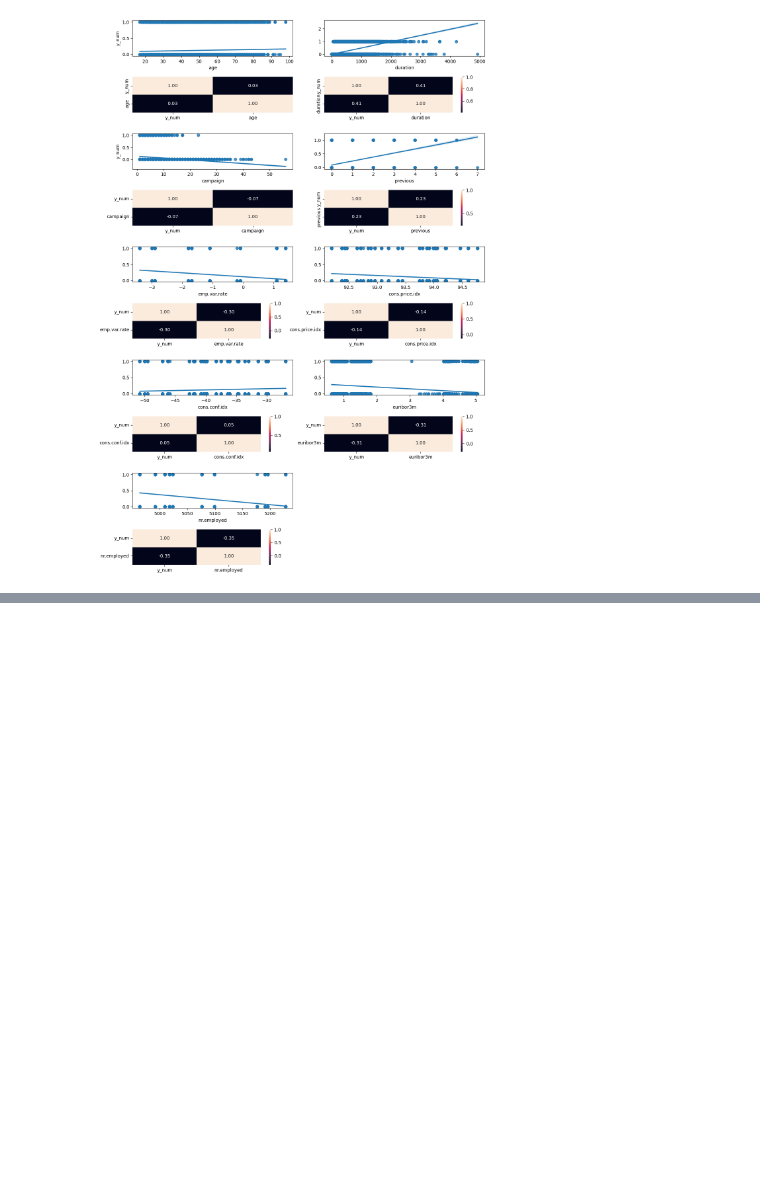
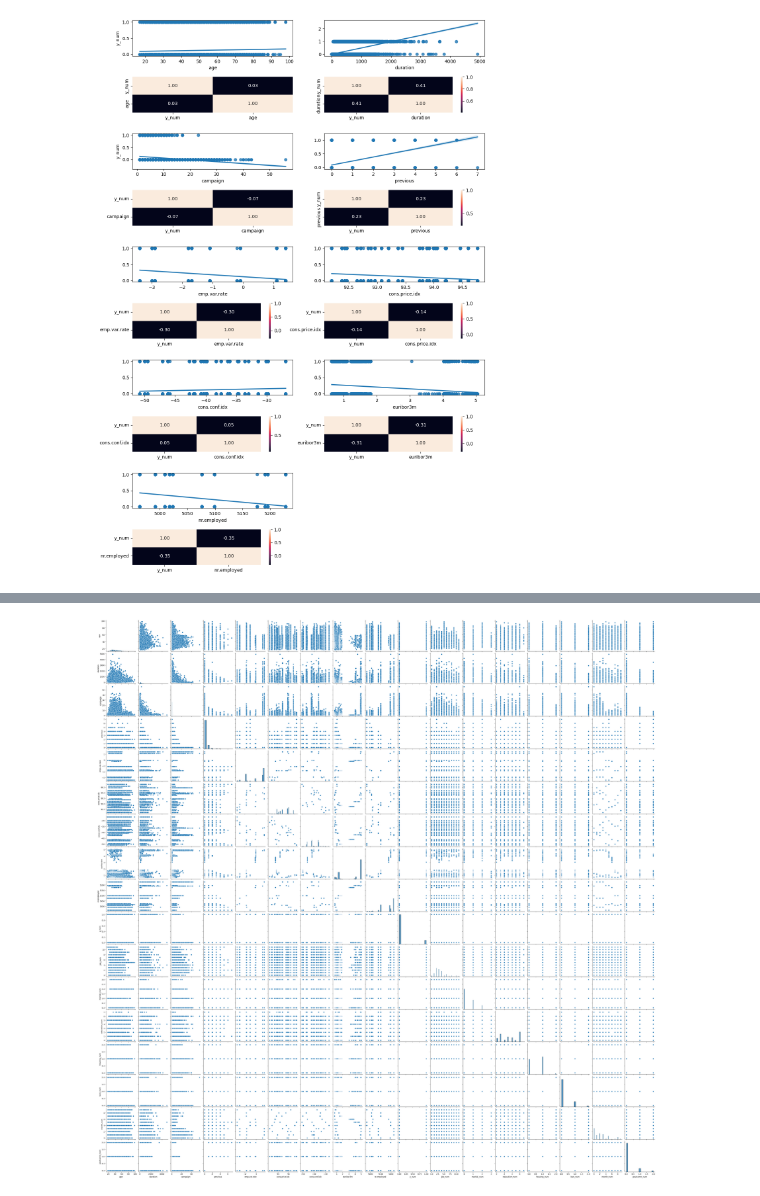
Before and after one commit to 4GeeksAcademy/sergio-roque-First-ML-Algorithm, a Jupyter notebook: src/explore.ipynb, the cells around one changed output, grey strips where cells are left out. Saved outputs shown, nothing was run; the diff lists cells and outputs as text; code cells hidden in the pictures; blank space fills up the shorter version.

```diff
--- a/src/explore.ipynb
+++ b/src/explore.ipynb
@@ -316,0 +391,6 @@ plt.show()
+# %%
+# RELACIONES TODOS CON TODOS
+sns.pairplot(data = df_unico)
+plt.show()
+# %% [output]
+[figure, added]
```
Also changed, not shown: parts of 22 cells of this notebook.
